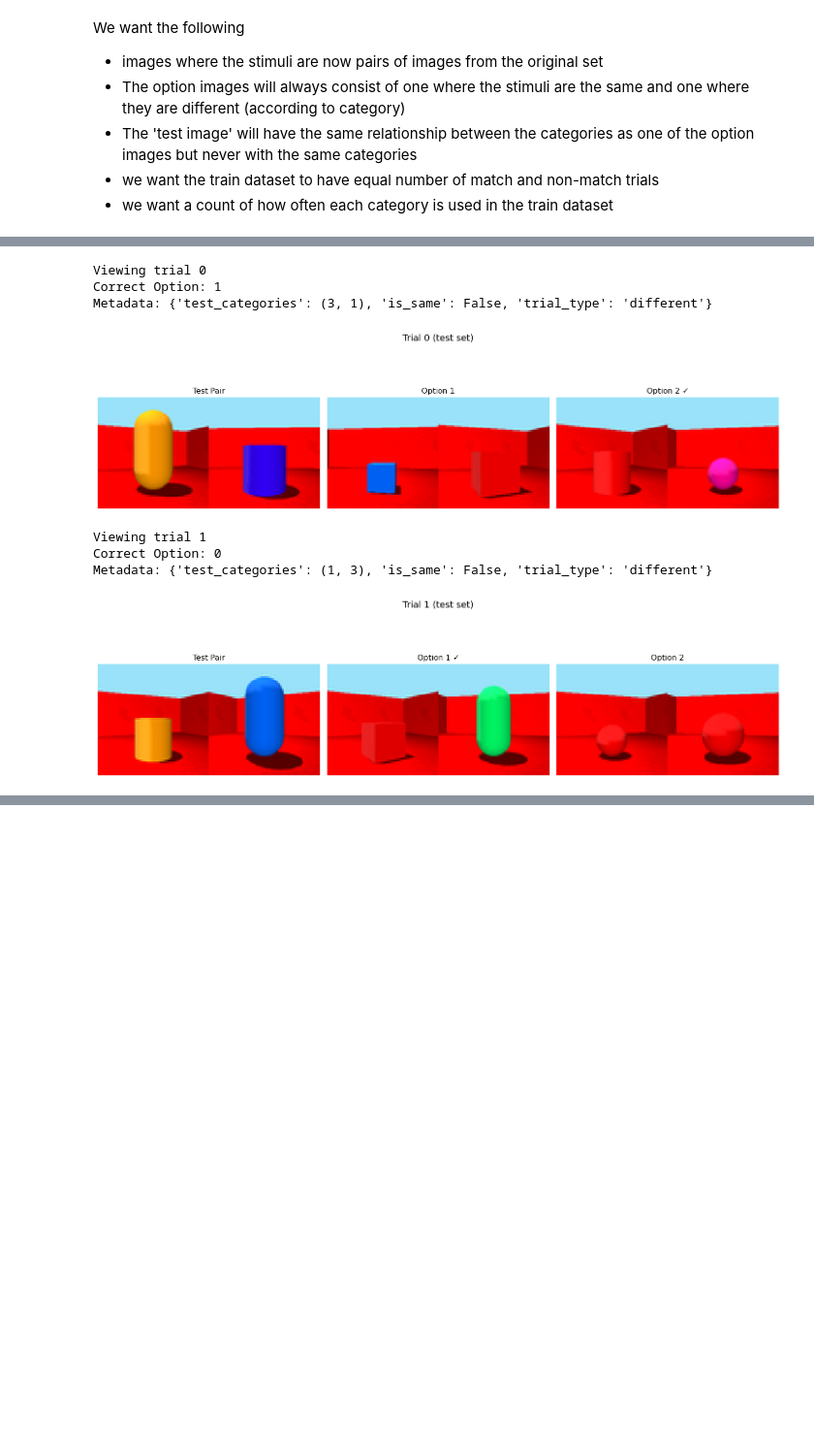
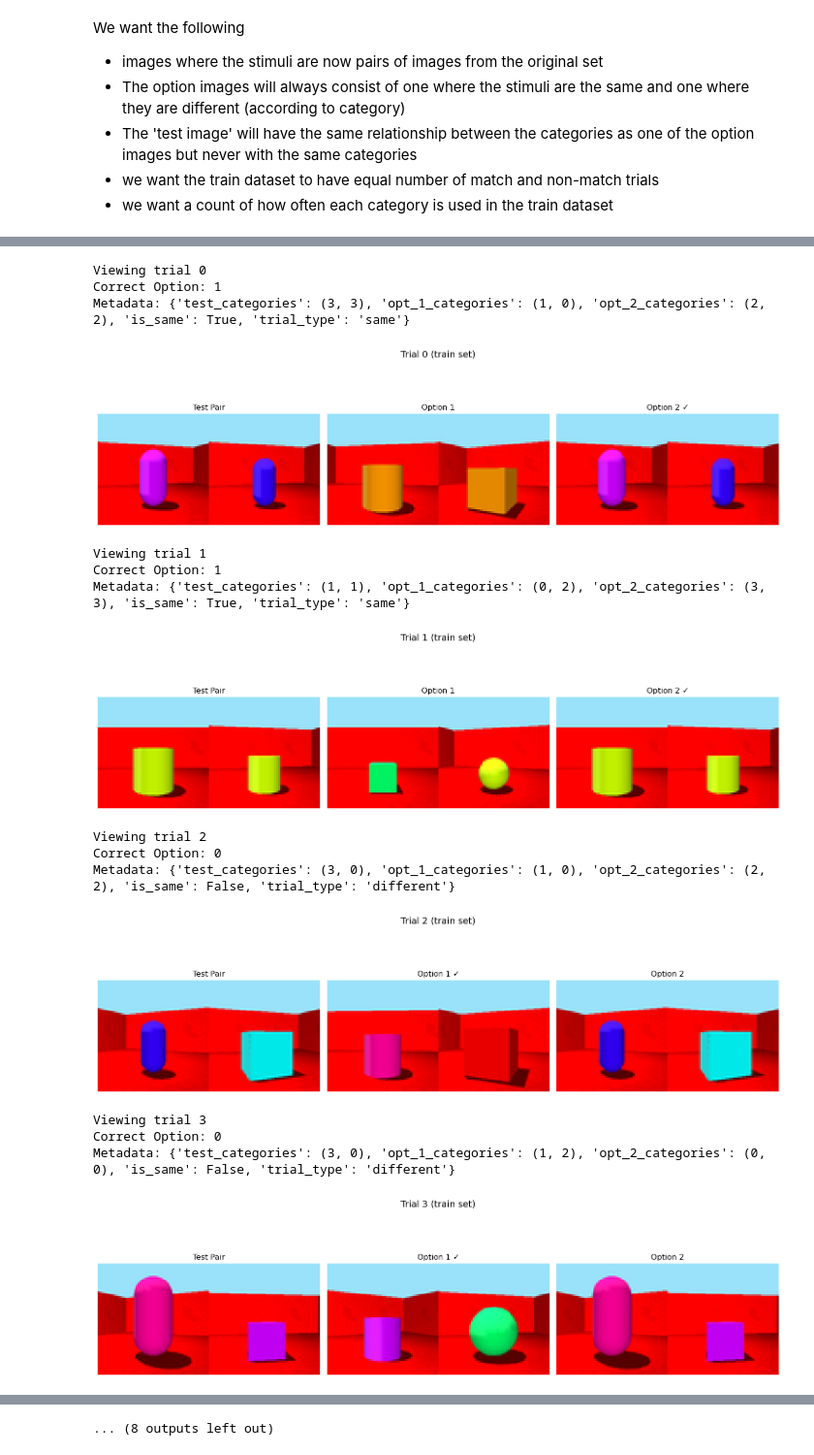
Before and after one commit to siddsuresh97/ConceptualAlignmentLanguage, a Jupyter notebook: code/python/stimulus-generation.ipynb, the cells around one changed output, grey strips where cells are left out. Shown at 97% size. Saved outputs shown, nothing was run; the diff lists cells and outputs as text; code cells hidden in the pictures; blank space fills up the shorter version.

```diff
--- a/code/python/stimulus-generation.ipynb
+++ b/code/python/stimulus-generation.ipynb
@@ -21,17 +21,9 @@ set_C_ims = np.load(os.path.join(data_dir, 'set_C.npy'))
 set_A_labs = np.load(os.path.join(data_dir, 'set_A_labs.npy'))
 set_B_labs = np.load(os.path.join(data_dir, 'set_B_labs.npy'))
 set_C_labs = np.load(os.path.join(data_dir, 'set_C_labs.npy'))
-# %%
-set_A_matching = []
-set_B_matching = []
-
-for i, img_A in enumerate(set_A_ims):
-    for j, img_B in enumerate(set_B_ims):
-        if np.array_equal(img_A, img_B):
-            set_A_matching.append(i)
-            set_B_matching.append(j)
-
-matching_indices = (np.array(set_A_matching), np.array(set_B_matching))
+# %%
+## create an rng object for reproducibility
+rng = np.random.default_rng(seed=32)
 # %%
 def merge_images(images, idx1, idx2):
     """Helper function to merge two images horizontally"""
@@ -274,0 +297,4 @@ Metadata: {'test_categories': (3, 3), 'is_same': True, 'trial_type': 'same'}
+# %%
+all_trials = create_model_training_dataset(set_A_ims, set_A_labs, same_type='exact')
+training_trials = all_trials['train']
+test_trials = all_trials['test']
@@ -275,11 +338,19 @@ Metadata: {'test_categories': (3, 3), 'is_same': True, 'trial_type': 'same'}
 # %%
-view_multiple_trials(a, 0, 10, 'test')
+view_multiple_trials(all_trials, 0, 10, 'train')
 # %% [output]
 Viewing trial 0
 Correct Option: 1
-Metadata: {'test_categories': (3, 1), 'is_same': False, 'trial_type': 'different'}
+Metadata: {'test_categories': (3, 3), 'opt_1_categories': (1, 0), 'opt_2_categories': (2, 2), 'is_same': True, 'trial_type': 'same'}
-[figure, old version]
+[figure, new version]
 Viewing trial 1
-Correct Option: 0
-Metadata: {'test_categories': (1, 3), 'is_same': False, 'trial_type': 'different'}
+Correct Option: 1
+Metadata: {'test_categories': (1, 1), 'opt_1_categories': (0, 2), 'opt_2_categories': (3, 3), 'is_same': True, 'trial_type': 'same'}
-[figure, old version]
+[figure, new version]
+Viewing trial 2
+Correct Option: 0
+Metadata: {'test_categories': (3, 0), 'opt_1_categories': (1, 0), 'opt_2_categories': (2, 2), 'is_same': False, 'trial_type': 'different'}
+[figure, added]
+Viewing trial 3
+Correct Option: 0
+Metadata: {'test_categories': (3, 0), 'opt_1_categories': (1, 2), 'opt_2_categories': (0, 0), 'is_same': False, 'trial_type': 'different'}
+[figure, added]
@@ -285,0 +365 @@ Metadata: {'test_categories': (1, 3), 'is_same': False, 'trial_type': 'different
+... (8 outputs left out)
```
Also changed, not shown: parts of 22 cells of this notebook, 8 other files.
